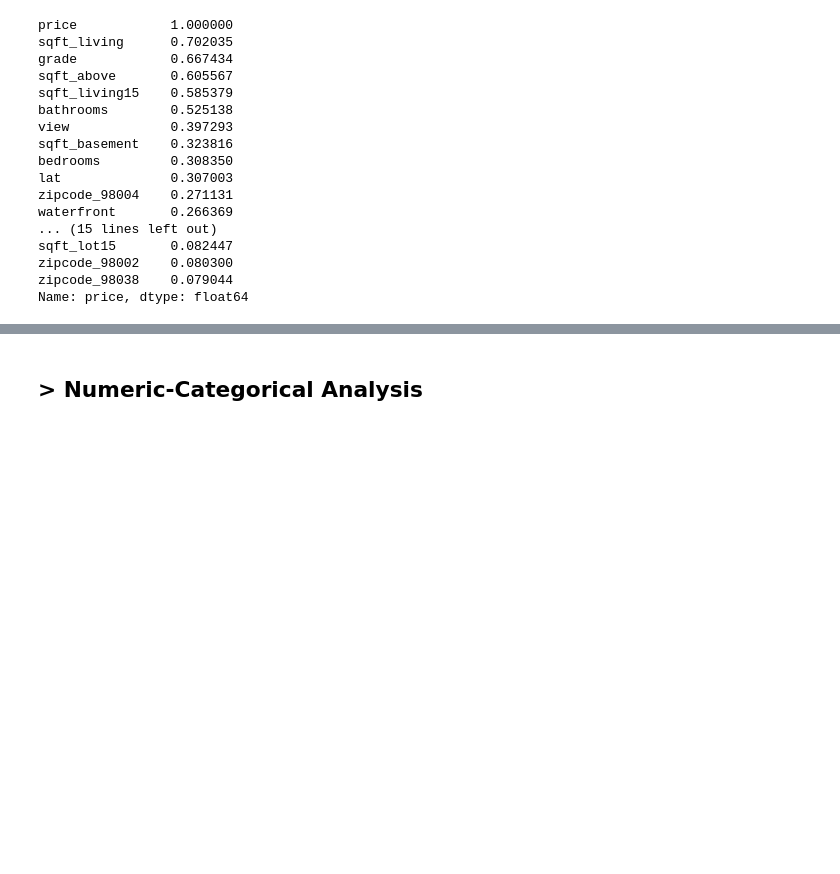
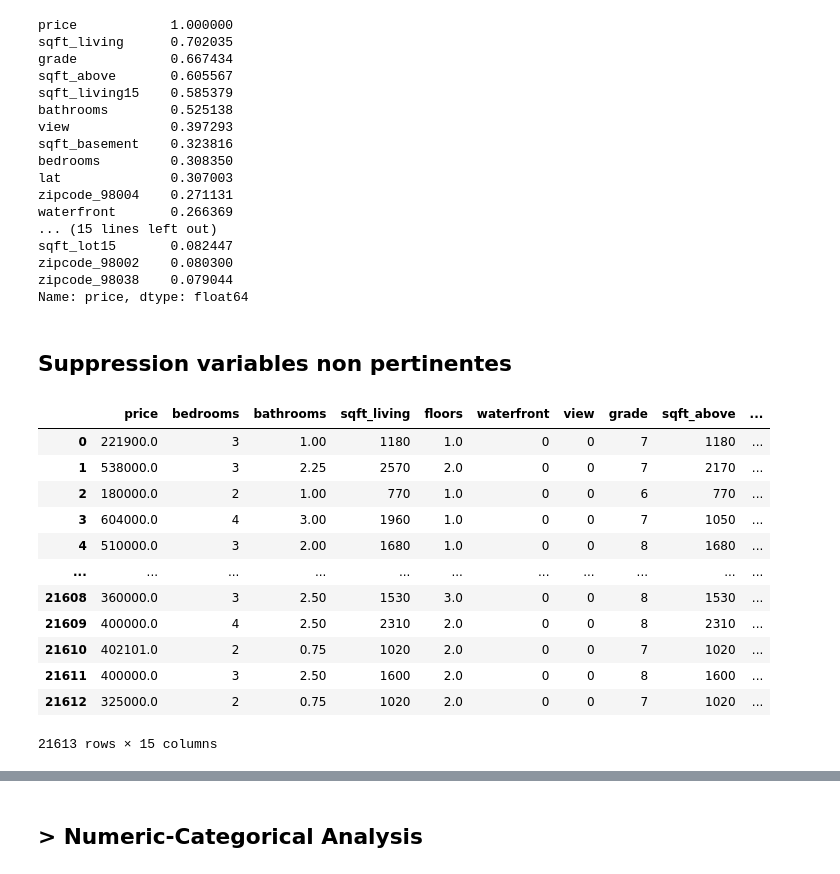
Before and after one commit to NinaNusb/Prediction_prix_maisons, a Jupyter notebook: data_cleaning_analysis.ipynb, the cells around one changed output, grey strips where cells are left out. Saved outputs shown, nothing was run; the diff lists cells and outputs as text; code cells hidden in the pictures; blank space fills up the shorter version.

```diff
--- a/data_cleaning_analysis.ipynb
+++ b/data_cleaning_analysis.ipynb
@@ -663,3 +674,5 @@ sqft_lot15       0.082447
 zipcode_98002    0.080300
 zipcode_98038    0.079044
 Name: price, dtype: float64
+# %% [markdown]
+## Suppression variables non pertinentes
@@ -665,0 +685,16 @@ Name: price, dtype: float64
+# %%
+df_house_zipcode
+# %% [output]
+|  | price | bedrooms | bathrooms | sqft_living | floors | waterfront | view | grade | sqft_above | ... |
+| 0 | 221900.0 | 3 | 1.00 | 1180 | 1.0 | 0 | 0 | 7 | 1180 | ... |
+| 1 | 538000.0 | 3 | 2.25 | 2570 | 2.0 | 0 | 0 | 7 | 2170 | ... |
+| 2 | 180000.0 | 2 | 1.00 | 770 | 1.0 | 0 | 0 | 6 | 770 | ... |
+| 3 | 604000.0 | 4 | 3.00 | 1960 | 1.0 | 0 | 0 | 7 | 1050 | ... |
+| 4 | 510000.0 | 3 | 2.00 | 1680 | 1.0 | 0 | 0 | 8 | 1680 | ... |
+| ... | ... | ... | ... | ... | ... | ... | ... | ... | ... | ... |
+| 21608 | 360000.0 | 3 | 2.50 | 1530 | 3.0 | 0 | 0 | 8 | 1530 | ... |
+| 21609 | 400000.0 | 4 | 2.50 | 2310 | 2.0 | 0 | 0 | 8 | 2310 | ... |
+| 21610 | 402101.0 | 2 | 0.75 | 1020 | 2.0 | 0 | 0 | 7 | 1020 | ... |
+| 21611 | 400000.0 | 3 | 2.50 | 1600 | 2.0 | 0 | 0 | 8 | 1600 | ... |
+| 21612 | 325000.0 | 2 | 0.75 | 1020 | 2.0 | 0 | 0 | 7 | 1020 | ... |
+21613 rows × 15 columns
```
Also changed, not shown: parts of 21 cells of this notebook.
